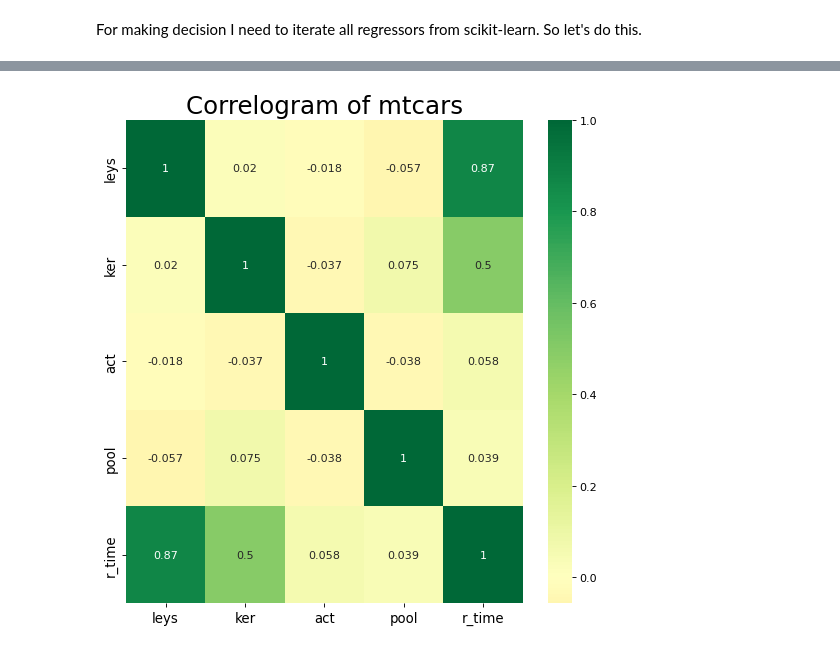
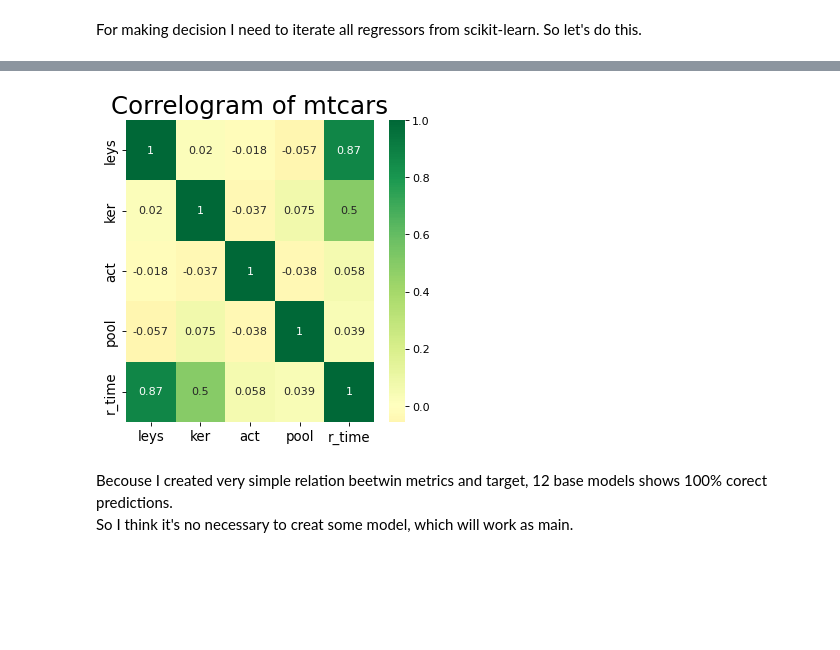
Before and after one commit to RuslanAvtobot/Test_for_MIL_Team, a Jupyter notebook: regres_model.ipynb, the cells around one changed output, grey strips where cells are left out. Drawn from its saved outputs; the diff is of its cells as text; code cells hidden in the pictures; blank space fills up the shorter version.

Commit message:
last update for model and Readme

```diff
--- a/regres_model.ipynb
+++ b/regres_model.ipynb
@@ -425,11 +425,14 @@ models
 # %%
-plt.figure(figsize=(8,8), dpi= 80)
+plt.figure(figsize=(5,5), dpi= 80)
 sns.heatmap(df.corr(), xticklabels=df.corr().columns, yticklabels=df.corr().columns, cmap='RdYlGn', center=0, annot=True)
 
 # Decorations
 plt.title('Correlogram of mtcars', fontsize=22)
 plt.xticks(fontsize=12)
 plt.yticks(fontsize=12)
 plt.show()
 # %% [output]
-[figure, old version]
+[figure, new version]
+# %% [markdown]
+Becouse I created very simple relation beetwin metrics and target, 12 base models shows 100% corect predictions. \
+So I think it's no necessary to creat some model, which will work as main.
```
Also changed, not shown: parts of 1 cell of this notebook, 1 other file.
